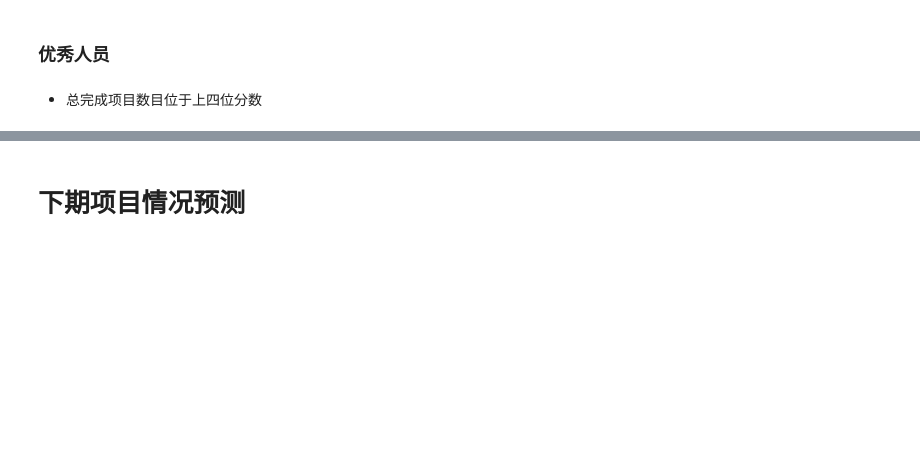
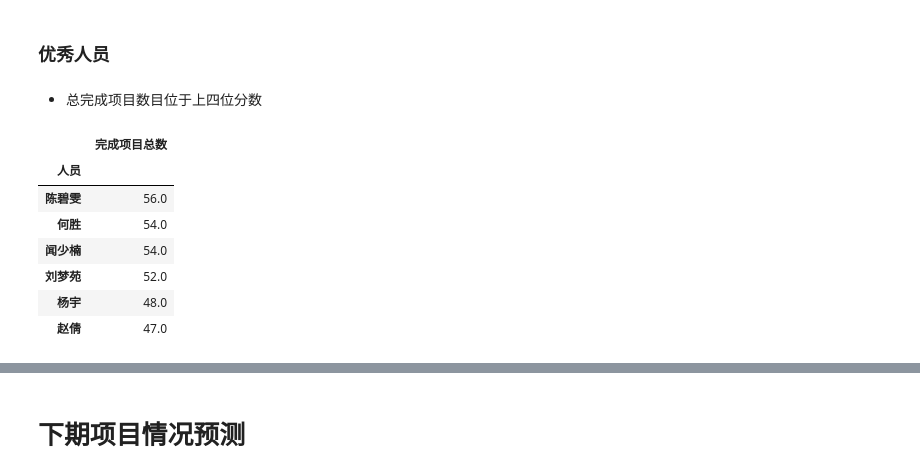
Before and after one commit to komais/chart, a Jupyter notebook: bin/chart/Analysis-2018-10-8.ipynb, the cells around one changed output, grey strips where cells are left out. Cells and saved outputs as stored; diff of their text form; code cells hidden in the pictures; blank space fills up the shorter version.

```diff
--- a/bin/chart/Analysis-2018-10-8.ipynb
+++ b/bin/chart/Analysis-2018-10-8.ipynb
@@ -161,3 +166,15 @@ myModule.myPlot(ss.groupby('sum')).plot('line','月')
 ### 优秀人员
 # %% [markdown]
 * 总完成项目数目位于上四位分数
+# %%
+myModule.get_rank(all_df1 , '人员' ,'完成项目总数', quantile=0.75, compare='>')
+#myModule.get_rank(all_df1 , '人员' ,'完成项目总数', 3, quantile=0.75, compare='>',sort_index=True)
+# %% [output]
+|  | 完成项目总数 |
+| 人员 |  |
+| 陈碧雯 | 56.0 |
+| 何胜 | 54.0 |
+| 闻少楠 | 54.0 |
+| 刘梦苑 | 52.0 |
+| 杨宇 | 48.0 |
+| 赵倩 | 47.0 |
```
Also changed, not shown: parts of 36 cells of this notebook, 33 other files.
